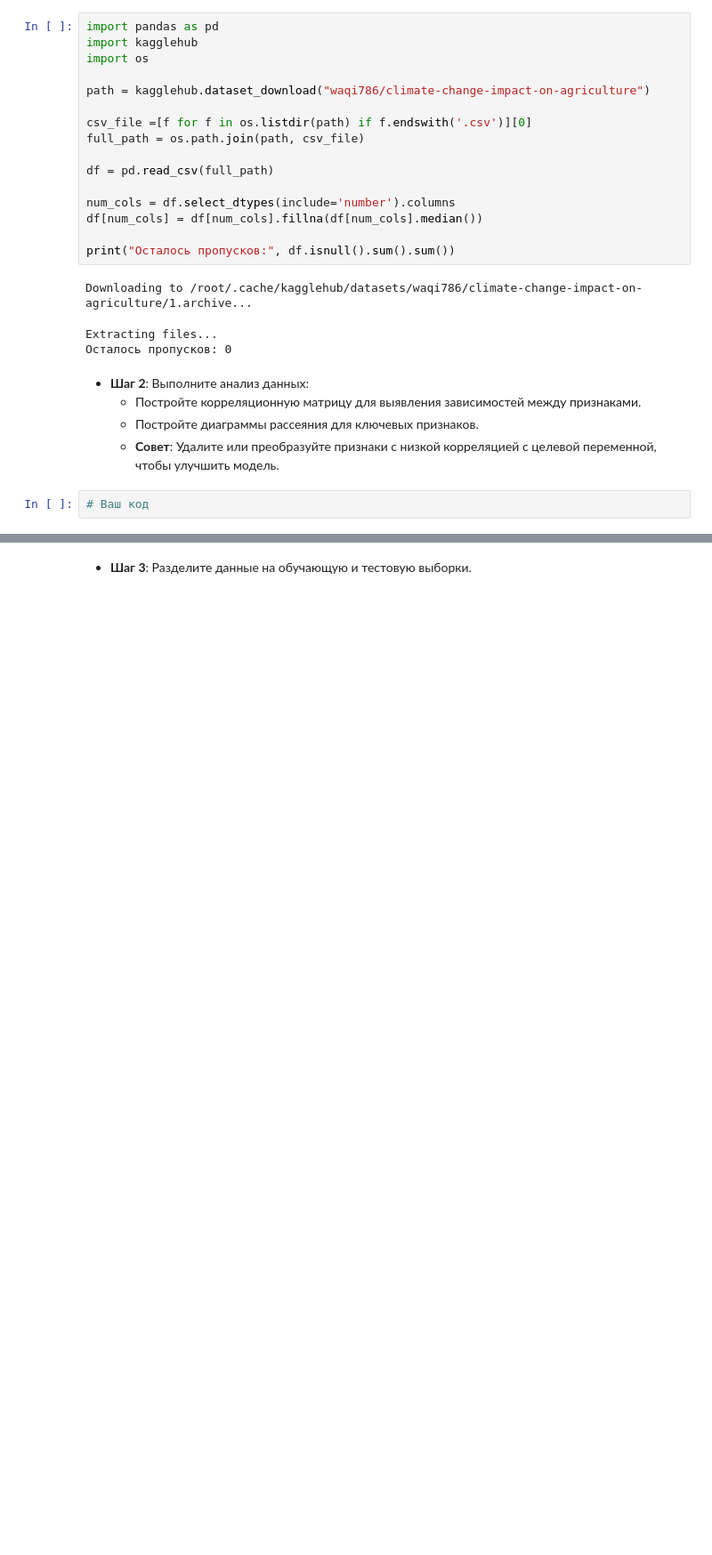
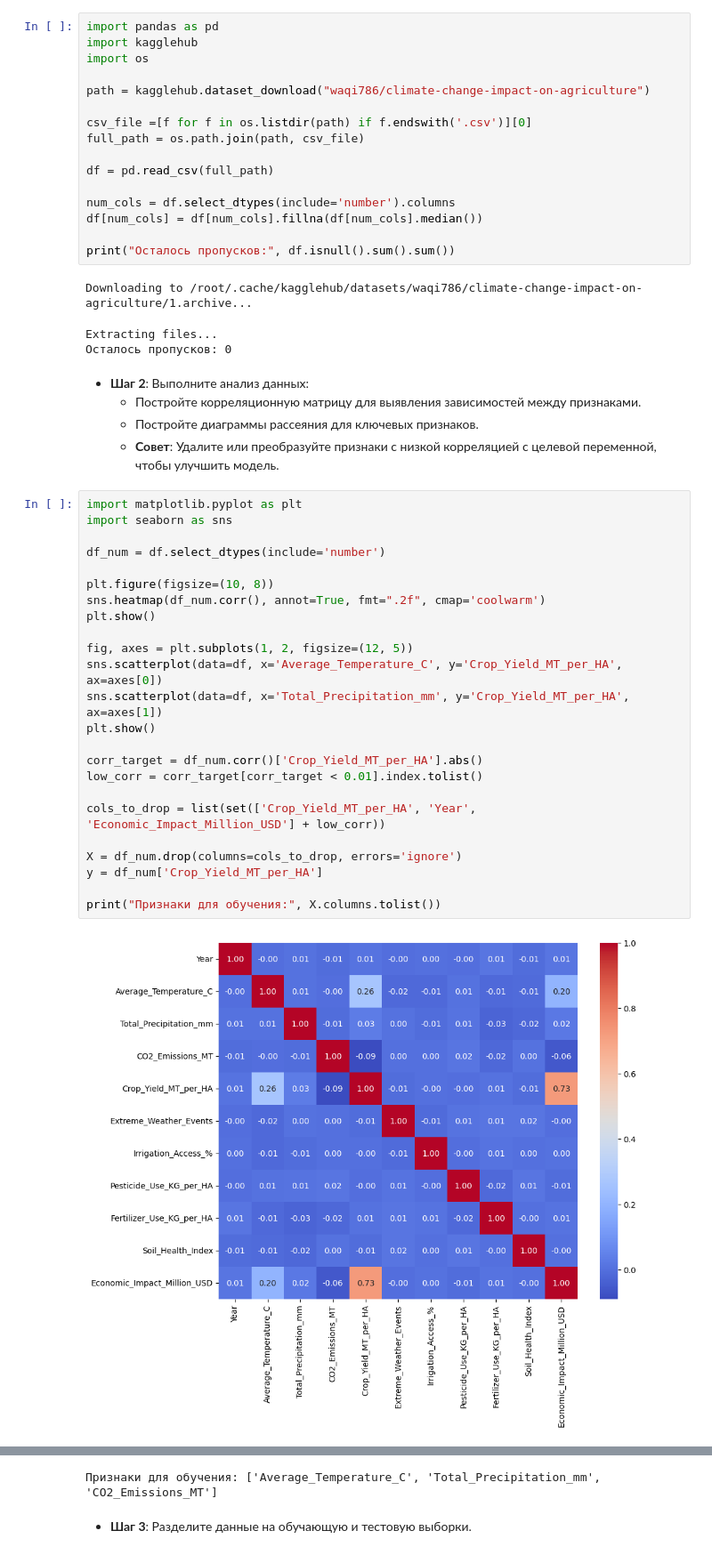
Before and after one commit to re-side/ml_basic, a Jupyter notebook: Практическая_работа_№5_Линейная_и_логистическая_регрессия.ipynb, the cells around one changed output, grey strips where cells are left out. Shown at 89% size. Cells and saved outputs as stored; diff of their text form; blank space fills up the shorter version.

```diff
--- a/Практическая_работа_№5_Линейная_и_логистическая_регрессия.ipynb
+++ b/Практическая_работа_№5_Линейная_и_логистическая_регрессия.ipynb
@@ -255,5 +255,29 @@ Extracting files...
   - Постройте корреляционную матрицу для выявления зависимостей между признаками.
   - Постройте диаграммы рассеяния для ключевых признаков.
   - **Совет**: Удалите или преобразуйте признаки с низкой корреляцией с целевой переменной, чтобы улучшить модель.
-# %%
-# Ваш код
+# %%
+import matplotlib.pyplot as plt
+import seaborn as sns
+
+df_num = df.select_dtypes(include='number')
+
+plt.figure(figsize=(10, 8))
+sns.heatmap(df_num.corr(), annot=True, fmt=".2f", cmap='coolwarm')
+plt.show()
+
+fig, axes = plt.subplots(1, 2, figsize=(12, 5))
+sns.scatterplot(data=df, x='Average_Temperature_C', y='Crop_Yield_MT_per_HA', ax=axes[0])
+sns.scatterplot(data=df, x='Total_Precipitation_mm', y='Crop_Yield_MT_per_HA', ax=axes[1])
+plt.show()
+
+corr_target = df_num.corr()['Crop_Yield_MT_per_HA'].abs()
+low_corr = corr_target[corr_target < 0.01].index.tolist()
+
+cols_to_drop = list(set(['Crop_Yield_MT_per_HA', 'Year', 'Economic_Impact_Million_USD'] + low_corr))
+
+X = df_num.drop(columns=cols_to_drop, errors='ignore')
+y = df_num['Crop_Yield_MT_per_HA']
+
+print("Признаки для обучения:", X.columns.tolist())
+# %% [output]
+[figure, added]
@@ -260,2 +285,3 @@ Extracting files...
+Признаки для обучения: ['Average_Temperature_C', 'Total_Precipitation_mm', 'CO2_Emissions_MT']
 # %% [markdown]
 - **Шаг 3**: Разделите данные на обучающую и тестовую выборки.
```
Also changed, not shown: parts of 16 cells of this notebook.
